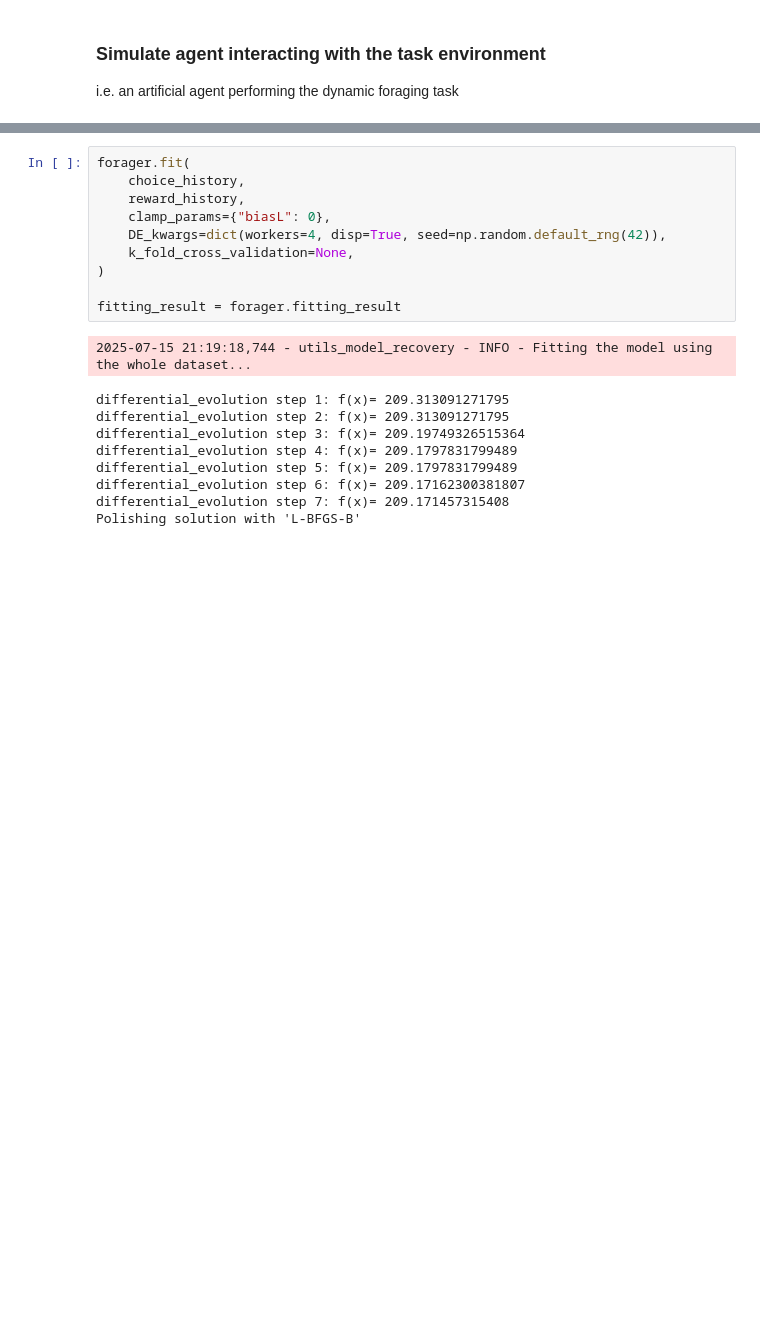
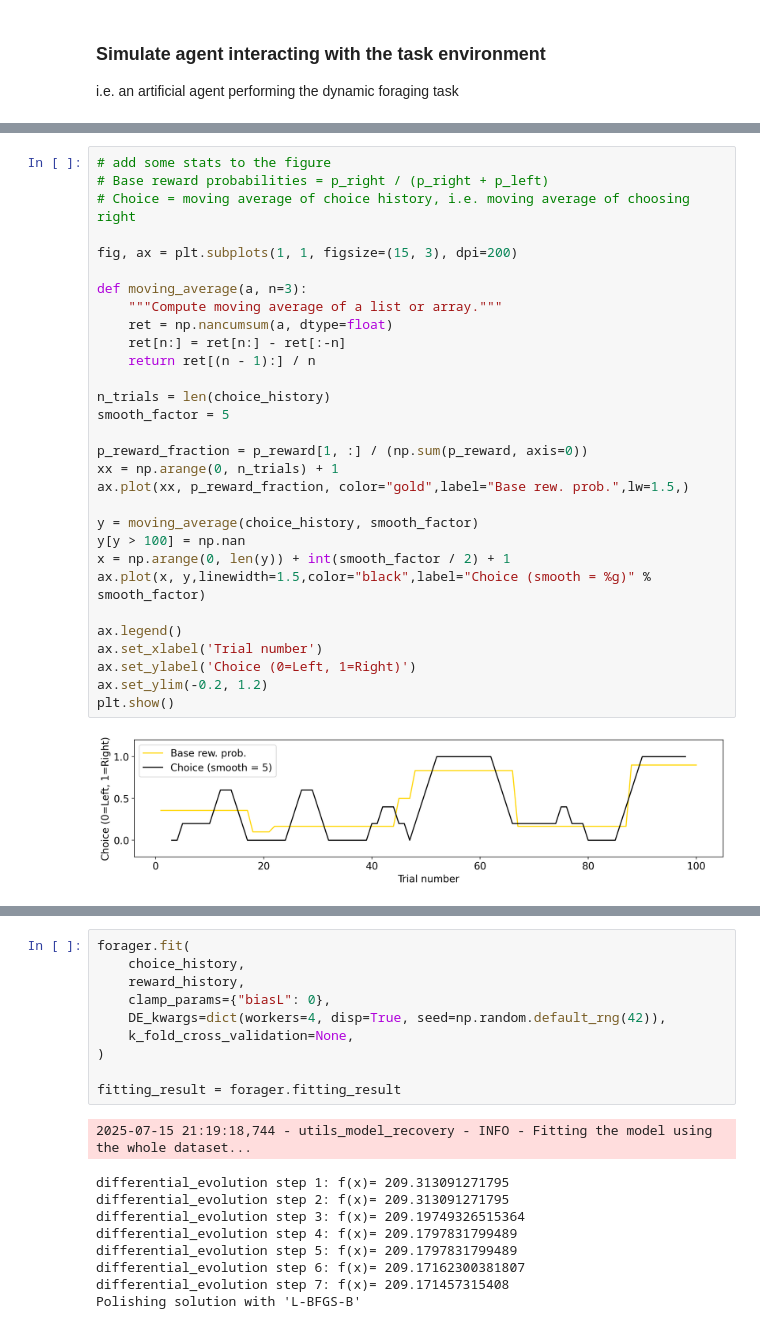
Before and after one commit to AllenSWDB/SWDB_2025_Dynamical_Systems, a Jupyter notebook: code/test_shuchen.ipynb, the cells around one changed output, grey strips where cells are left out. Drawn from its saved outputs; the diff is of its cells as text; blank space fills up the shorter version.

```diff
--- a/code/test_shuchen.ipynb
+++ b/code/test_shuchen.ipynb
@@ -517,0 +587,32 @@ TypeError: choose_ps() got an unexpected keyword argument 'rng'
+# %%
+# add some stats to the figure
+# Base reward probabilities = p_right / (p_right + p_left)
+# Choice = moving average of choice history, i.e. moving average of choosing right
+
+fig, ax = plt.subplots(1, 1, figsize=(15, 3), dpi=200)
+
+def moving_average(a, n=3):
+    """Compute moving average of a list or array."""
+    ret = np.nancumsum(a, dtype=float)
+    ret[n:] = ret[n:] - ret[:-n]
+    return ret[(n - 1):] / n
+
+n_trials = len(choice_history)
+smooth_factor = 5
+
+p_reward_fraction = p_reward[1, :] / (np.sum(p_reward, axis=0))
+xx = np.arange(0, n_trials) + 1
+ax.plot(xx, p_reward_fraction, color="gold",label="Base rew. prob.",lw=1.5,)
+
+y = moving_average(choice_history, smooth_factor)
+y[y > 100] = np.nan
+x = np.arange(0, len(y)) + int(smooth_factor / 2) + 1
+ax.plot(x, y,linewidth=1.5,color="black",label="Choice (smooth = %g)" % smooth_factor)
+
+ax.legend()
+ax.set_xlabel('Trial number')
+ax.set_ylabel('Choice (0=Left, 1=Right)')
+ax.set_ylim(-0.2, 1.2)
+plt.show()
+# %% [output]
+[figure, added]
```
Also changed, not shown: parts of 20 cells of this notebook, 1 other file.
